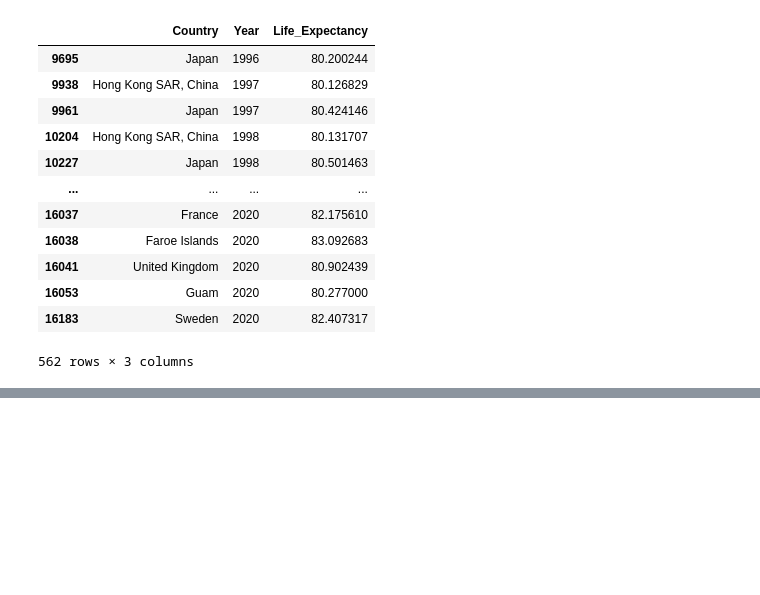
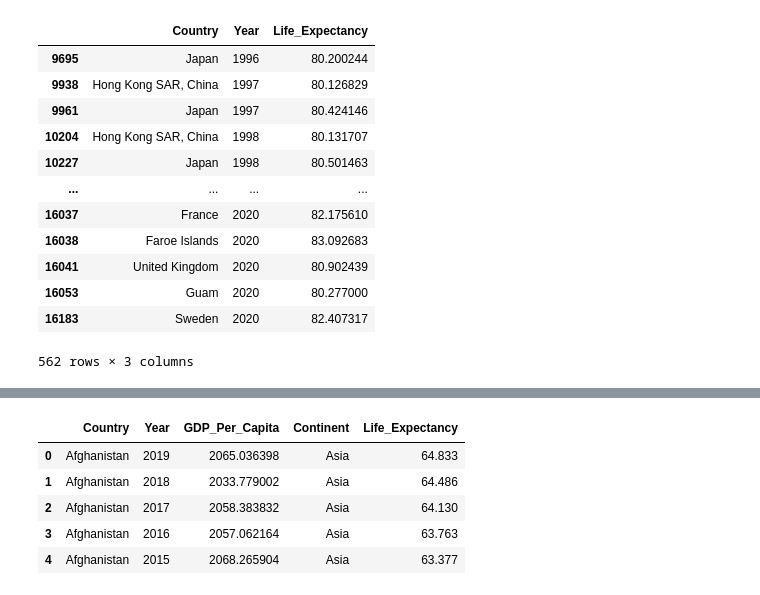
Before and after one commit to tomoumer/un_data_question-tomoumer, a Jupyter notebook: notebooks/UN_Data_Exploration.ipynb, the cells around one changed output, grey strips where cells are left out. Cells and saved outputs as stored; diff of their text form; code cells hidden in the pictures; blank space fills up the shorter version.

```diff
--- a/notebooks/UN_Data_Exploration.ipynb
+++ b/notebooks/UN_Data_Exploration.ipynb
@@ -292,0 +300,9 @@ life_expectancy = (
+# %%
+gdp_le.head()
+# %% [output]
+|  | Country | Year | GDP_Per_Capita | Continent | Life_Expectancy |
+| 0 | Afghanistan | 2019 | 2065.036398 | Asia | 64.833 |
+| 1 | Afghanistan | 2018 | 2033.779002 | Asia | 64.486 |
+| 2 | Afghanistan | 2017 | 2058.383832 | Asia | 64.130 |
+| 3 | Afghanistan | 2016 | 2057.062164 | Asia | 63.763 |
+| 4 | Afghanistan | 2015 | 2068.265904 | Asia | 63.377 |
```
Also changed, not shown: parts of 12 cells of this notebook.
